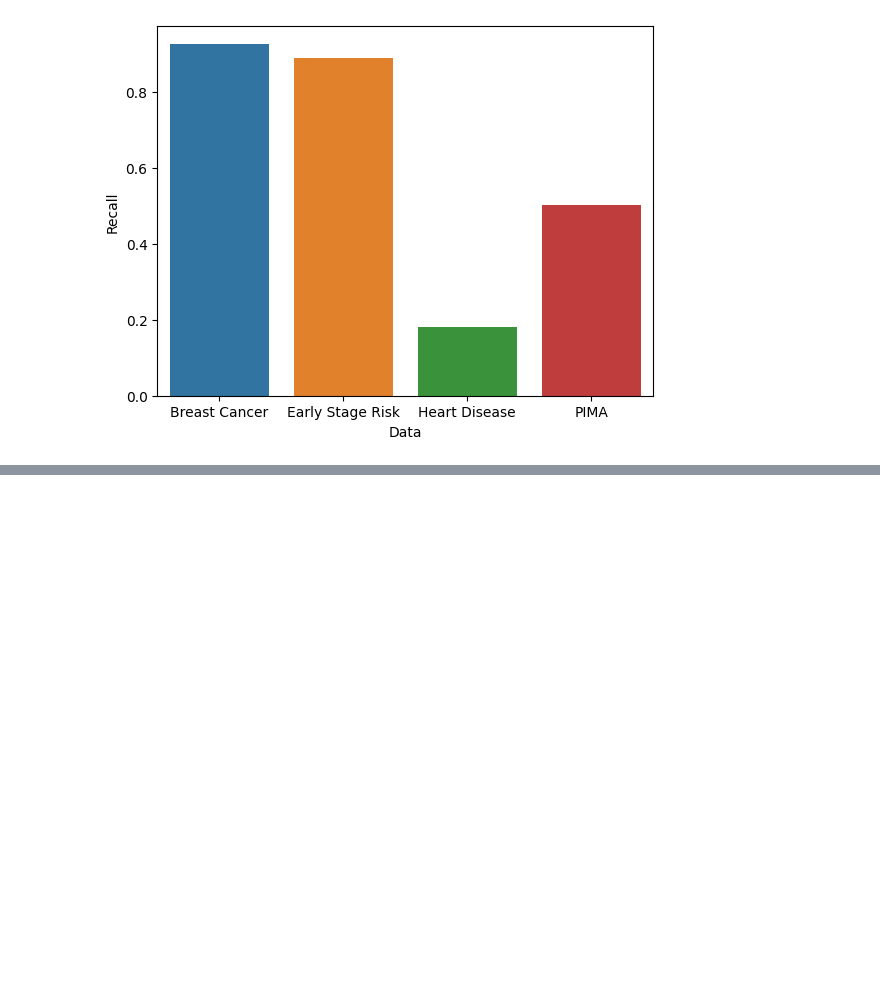
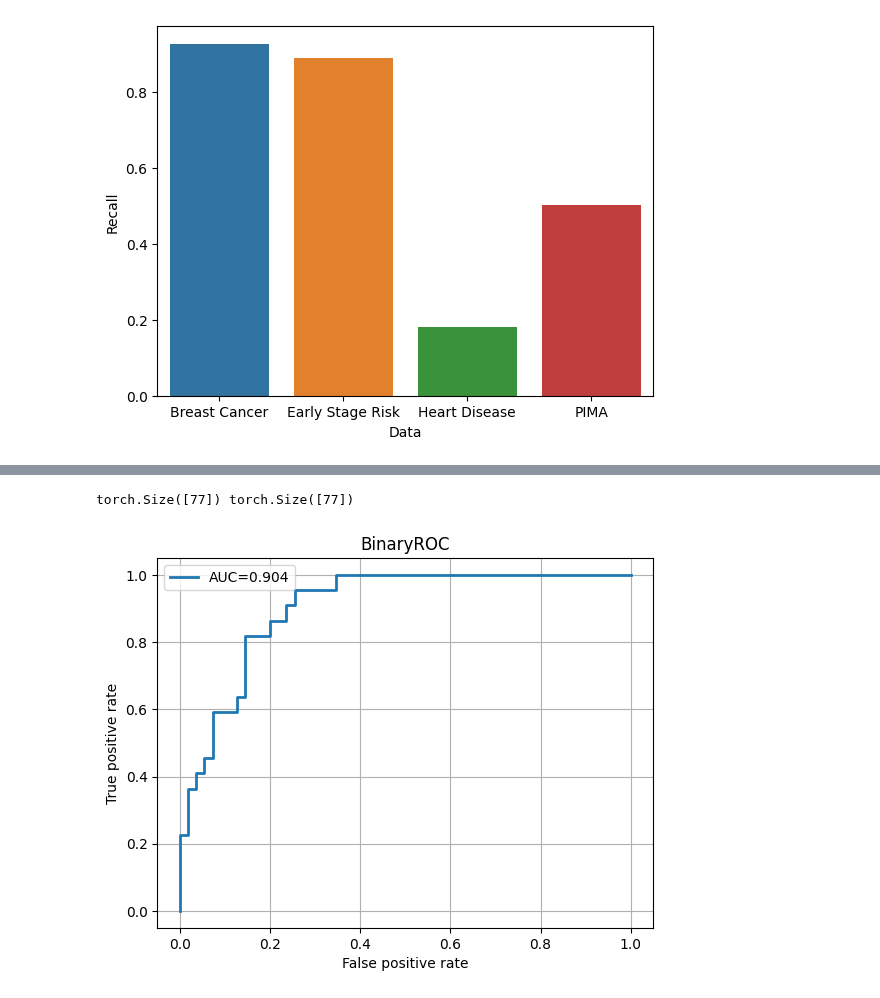
Before and after one commit to MRifqiFz/project-ednn, a Jupyter notebook: Robust/Visualization.ipynb, the cells around one changed output, grey strips where cells are left out. Cells and saved outputs as stored; diff of their text form; code cells hidden in the pictures; blank space fills up the shorter version.

```diff
--- a/Robust/Visualization.ipynb
+++ b/Robust/Visualization.ipynb
@@ -172,0 +224,13 @@ plt.savefig('Results/IMG/Recall.png', dpi=600, bbox_inches='tight')
+# %%
+from torchmetrics.classification import BinaryROC
+trues = torch.tensor(data[7]['Data'][3], dtype=torch.long)
+preds = torch.tensor(data[6]['Data'][3]).squeeze(1)
+print(trues.shape, preds.shape)
+metric = BinaryROC()
+metric.update(preds, trues)
+fig_, ax_ = metric.plot(score=True)
+
+plt.savefig('Results/IMG/ROC_pima.png', dpi=600, bbox_inches='tight')
+# %% [output]
+torch.Size([77]) torch.Size([77])
+[figure, added]
```
Also changed, not shown: parts of 5 cells of this notebook, 4 other files.
